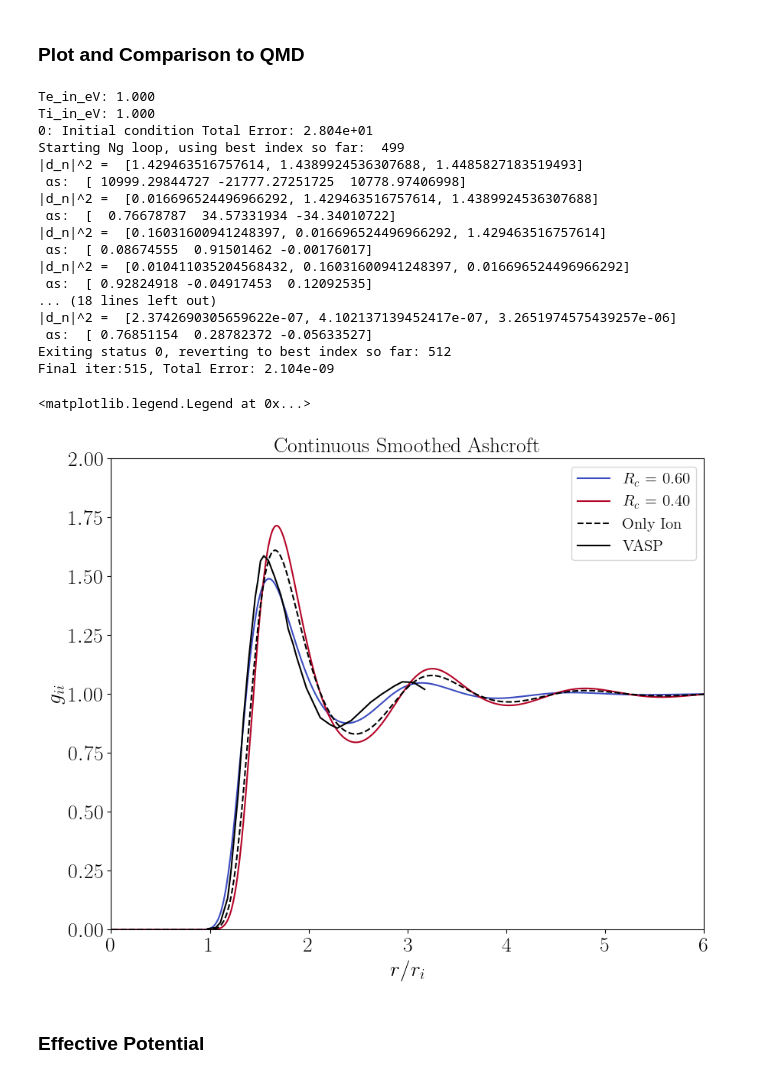
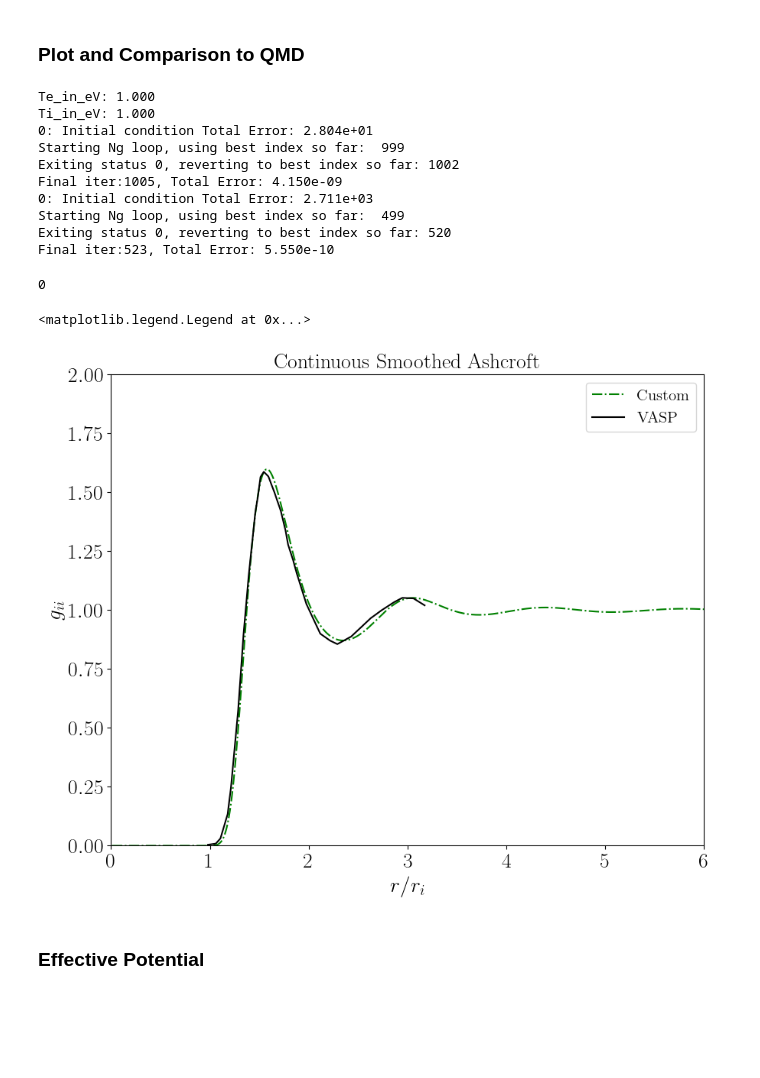
Before and after one commit to ZachAJohnson/hnc, a Jupyter notebook: TCCW/atoms/PLASMA_atoMEC_Al-Copy1.ipynb, the cells around one changed output. Drawn from its saved outputs; the diff is of its cells as text; code cells hidden in the pictures; blank space fills up the shorter version.

```diff
--- a/TCCW/atoms/PLASMA_atoMEC_Al-Copy1.ipynb
+++ b/TCCW/atoms/PLASMA_atoMEC_Al-Copy1.ipynb
@@ -152,7 +150,7 @@ def plasma_f(α, Rc, closure='svt'):
 
     return plasma
 # %%
-Rc_list = np.linspace(1e-5,0.6, num=4)[::-1]
+Rc_list = [0.3,0.4,0.5,0.6]#np.linspace(0.2,0.6, num=4)[::-1]
 # α_list = np.linspace(-1,1,num=4)
 plasma_list = []*len(Rc_list)
 
@@ -246,31 +210,44 @@ Final iter:521, Total Error: 5.949e-09
 # %% [markdown]
 ### Plot and Comparison to QMD
 # %%
-ocp =  PLASMA(Z, A, ni_cc, Ti_eV, Te_eV, Zbar=Zbar, find_βuee=True,
+# ocp =  PLASMA(Z, A, ni_cc, Ti_eV, Te_eV, Zbar=Zbar, find_βuee=True,
+#                  βu_options = {'add_bridge':True,'bridge':'yukawa', 'pseudopotential':False},
+#                  hnc_options={'kappa_multiscale':10, 'R_max':10,'N_bins':1000,'oz_method':'standard'},
+#                  hnc_solve_options={'num_iterations':10000,'alpha_Picard':0.1, 'verbose':False,'iters_to_wait':500},
+#                  root_options={'options':{'maxfev':100,'xtol':1e-14}})
+# ocp.run_ocp_hnc();
+# yp =  PLASMA(Z, A, ni_cc, Ti_eV, Te_eV, Zbar=Zbar, find_βuee=True,
+#                  βu_options = {'add_bridge':True,'bridge':'yukawa', 'pseudopotential':False},
+#                  hnc_options={'kappa_multiscale':10, 'R_max':10,'N_bins':1000,'oz_method':'standard'},
+#                  hnc_solve_options={'num_iterations':10000,'alpha_Picard':0.1, 'verbose':False,'iters_to_wait':500},
+#                  root_options={'options':{'maxfev':100,'xtol':1e-14}})
+# yp.run_yukawa_hnc();
+
+custom = PLASMA(Z, A, ni_cc, Ti_eV, Te_eV, Zbar=Zbar, find_βuee=True,
                  βu_options = {'add_bridge':True,'bridge':'yukawa', 'pseudopotential':False},
                  hnc_options={'kappa_multiscale':10, 'R_max':10,'N_bins':1000,'oz_method':'standard'},
-                 hnc_solve_options={'num_iterations':10000,'alpha_Picard':0.1, 'verbose':False,'iters_to_wait':500},
+                 hnc_solve_options={'num_iterations':10000,'alpha_Picard':0.1, 'verbose':False,'iters_to_wait':1000},
                  root_options={'options':{'maxfev':100,'xtol':1e-14}})
 
-ocp.run_ocp_hnc();
+custom.run_ocp_hnc();
+custom.ocp_hnc.set_βu_matrix(np.array([[330/(custom.hnc.r_array)**1*np.exp(-3*custom.hnc.r_array) + 0.75/custom.hnc.r_array**3*np.cos(-4*custom.hnc.r_array + 1.5)  ]]))
+# custom.ocp_hnc.set_βu_matrix(np.array([[np.min([1/custom.hnc.r_array**4*np.exp(-2*custom.hnc.r_array),np.ones_like(custom.hnc.r_array)*20],axis=0) ]]))
+custom.ocp_hnc.initialize_c_k()
+custom.ocp_hnc.set_C_matrix()
+# custom.ocp_hnc.c_s_k_matrix = c_s_k_guess.copy()
+custom.ocp_hnc.HNC_solve(**ocp.hnc_solve_options)
 # %% [output]
 Te_in_eV: 1.000
 Ti_in_eV: 1.000
 0: Initial condition Total Error: 2.804e+01
+Starting Ng loop, using best index so far:  999
+Exiting status 0, reverting to best index so far: 1002
+Final iter:1005, Total Error: 4.150e-09
+0: Initial condition Total Error: 2.711e+03
 Starting Ng loop, using best index so far:  499
-|d_n|^2 =  [1.429463516757614, 1.4389924536307688, 1.4485827183519493]
- αs:  [ 10999.29844727 -21777.27251725  10778.97406998]
-|d_n|^2 =  [0.016696524496966292, 1.429463516757614, 1.4389924536307688]
- αs:  [  0.76678787  34.57331934 -34.34010722]
-|d_n|^2 =  [0.16031600941248397, 0.016696524496966292, 1.429463516757614]
- αs:  [ 0.08674555  0.91501462 -0.00176017]
-|d_n|^2 =  [0.010411035204568432, 0.16031600941248397, 0.016696524496966292]
- αs:  [ 0.92824918 -0.04917453  0.12092535]
-... (18 lines left out)
-|d_n|^2 =  [2.3742690305659622e-07, 4.102137139452417e-07, 3.2651974575439257e-06]
- αs:  [ 0.76851154  0.28782372 -0.05633527]
-Exiting status 0, reverting to best index so far: 512
-Final iter:515, Total Error: 2.104e-09
+Exiting status 0, reverting to best index so far: 520
+Final iter:523, Total Error: 5.550e-10
+0
 # %%
 MD_data = read_csv("/home/zach/plasma/datasets/RDFs/Al_1.0eV_rs3_VASP.txt",  header=1)
 MD_data.columns=['r','g']
@@ -278,35 +257,37 @@ MD_data;
 # %%
 fig, ax = plt.subplots(figsize=(10,8))
 ax.set_title("Continuous Smoothed Ashcroft", fontsize=20)
 
 colors = plt.cm.coolwarm(np.linspace(0,1,len(plasma_list) ))
 
 # Model Comparison
-for i, (color, Rc, plasma) in enumerate(zip(colors, Rc_list, plasma_list)):
-    if i>8:
-        continue
-    ax.plot(plasma.hnc.r_array, plasma.hnc.h_r_matrix[0,0]+1,'-', color=color,label=r"$R_c$ = {0:.2f}".format(Rc))
+# for i, (color, Rc, plasma) in enumerate(zip(colors, Rc_list, plasma_list)):
+#     if i>2:
+#         continue
+#     ax.plot(plasma.hnc.r_array, plasma.hnc.h_r_matrix[0,0]+1,'-', color=color,label=r"$R_c$ = {0:.2f}".format(Rc))
 
 # OCP
-ax.plot(ocp.ocp_hnc.r_array, ocp.ocp_hnc.h_r_matrix[0,0]+1,'k--', label='Only Ion')
+# ax.plot(ocp.ocp_hnc.r_array, ocp.ocp_hnc.h_r_matrix[0,0]+1,'k--', label='OCP')
+# ax.plot(yp.yuk_hnc.r_array, yp.yuk_hnc.h_r_matrix[0,0]+1,'k-.', label='Yukawa')
+ax.plot(custom.ocp_hnc.r_array, custom.ocp_hnc.h_r_matrix[0,0]+1,'g-.', label='Custom')
 
 # Data
 ax.plot(MD_data['r'], MD_data['g'], 'k',label='VASP')
 
 # Plotting functions
 # ax.set_title(r"$R_c = {}$".format(Rc),fontsize=20)
 ax.set_xlim(0,6)
 ax.set_ylim(0,2)
 ax.set_ylabel(r'$g_{ii}$',fontsize=20)
 ax.set_xlabel(r'$r/r_i$ ',fontsize=20)
 ax.tick_params(labelsize=20)
 # ax.set_yscale('symlog', linthresh=2)
 
 # [i.set_linewidth(0.1) for i in ax.spines.itervalues()]
 ax.legend(fontsize=15)
 # %% [output]
 <matplotlib.legend.Legend at 0x...>
-[figure, old version]
+[figure, new version]
 # %% [markdown]
 ### Effective Potential
 # %%
```
Also changed, not shown: parts of 16 cells of this notebook, 4 other files.
